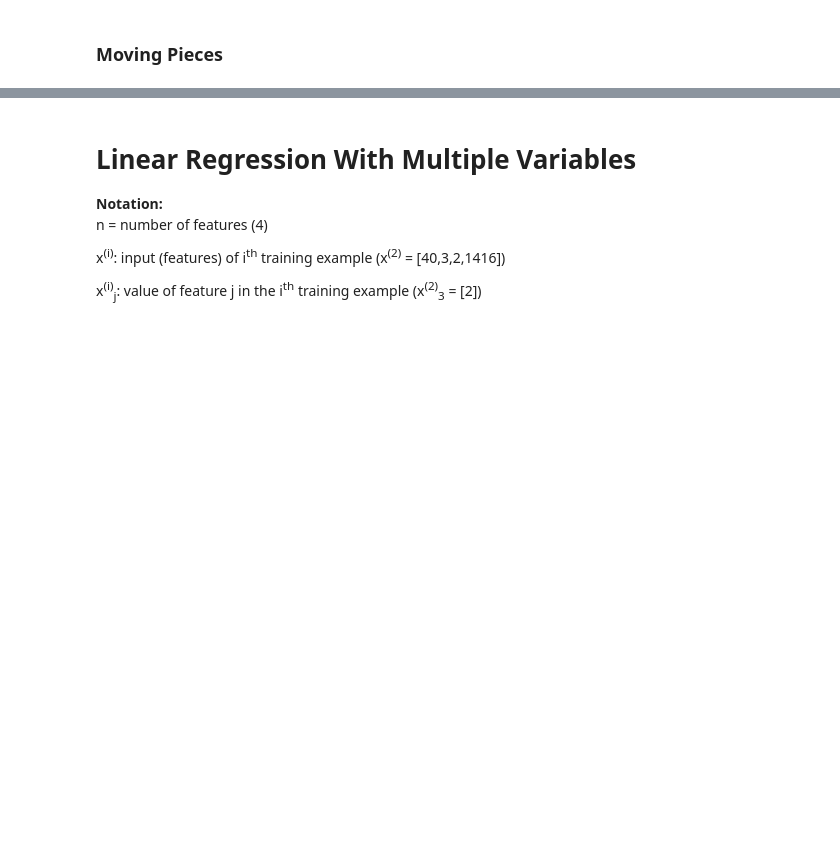
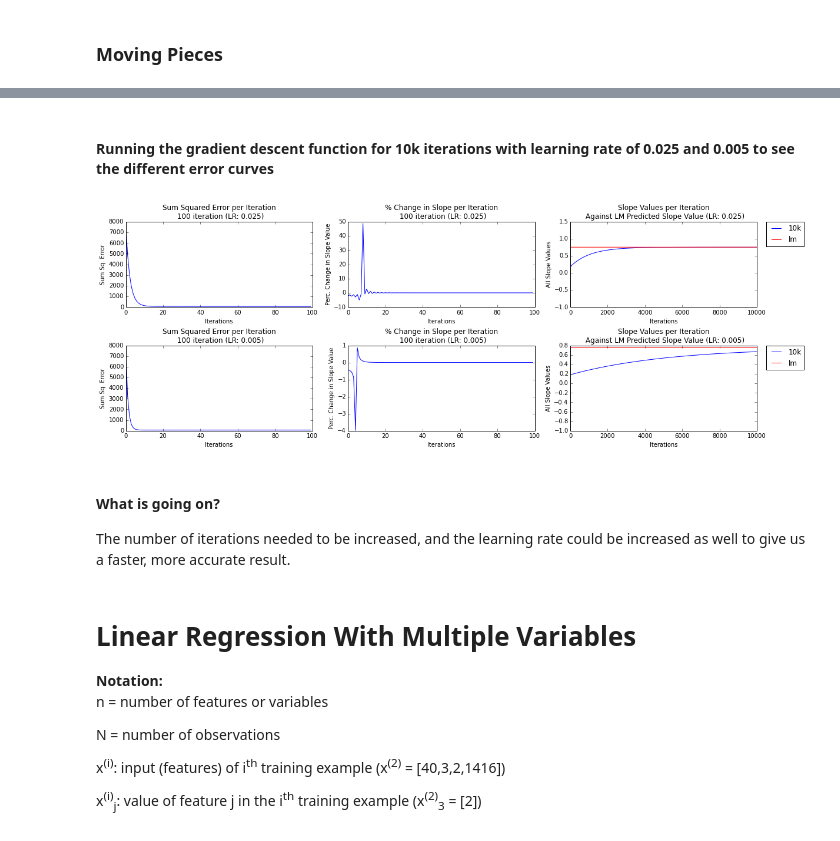
Before and after one commit to kristineromero/iPython, a Jupyter notebook: Machine_Learning/Machine_Learning_Notebook.ipynb, the cells around one changed output, grey strips where cells are left out. Cells and saved outputs as stored; diff of their text form; code cells hidden in the pictures; blank space fills up the shorter version.

```diff
--- a/Machine_Learning/Machine_Learning_Notebook.ipynb
+++ b/Machine_Learning/Machine_Learning_Notebook.ipynb
@@ -11,5 +17,7 @@ from __future__ import division
 # %%
 %matplotlib inline
+# %%
+iris = datasets.load_iris()['data']
 # %% [markdown]
 # Week 1: Linear Regression #
 # %% [markdown]
@@ -617,0 +667,6 @@ plt.show()
+# %%
+import statsmodels.formula.api as sm
+fit = sm.ols(formula="petal_width ~ sepal_length", data=iris_df).fit()
+lm_intercept = fit.params.Intercept
+lm_slope = fit.params.sepal_length
+fit.params
@@ -618,7 +761,73 @@ plt.show()
+# %% [markdown]
+#### Running the gradient descent function for 10k iterations  with learning rate of 0.025 and 0.005 to see the different error curves ####
+# %%
+m_val = -1
+b_val = 0
+learning_rate1 = 0.025
+learning_rate2 = 0.005
+x_vals = iris[:,0:1]
+y_vals = iris[:,3:4]
+
+iris_gd_10k_lr1 = gradientDescent(x_vals, y_vals, learning_rate1, m_val, b_val, 10000)
+iris_gd_10k_lr2 = gradientDescent(x_vals, y_vals, learning_rate2, m_val, b_val, 10000)
+# %%
+# Gradient Descent Convergence
+fig = plt.figure(figsize=(16, 6))
+ax1 = fig.add_subplot(2,3,1)
+ax1.plot(range(100),iris_gd_10k_lr1['sum_sq_error'][0:100], label='sum_sq', color='blue')
+ax1.set_title( 'Sum Squared Error per Iteration \n 100 iteration (LR: 0.025)' )
+ax1.set_xlabel('Iterations')
+ax1.set_ylabel('Sum Sq. Error')
+
+ax2 = fig.add_subplot(2,3,2)
+ax2.plot(range(100),iris_gd_10k_lr1['m_change'][0:100], label='perc_change', color='blue')
+ax2.set_title( '% Change in Slope per Iteration \n 100 iteration (LR: 0.025)' )
+ax2.set_xlabel('Iterations')
+ax2.set_ylabel('Perc. Change in Slope Value')
+
+ax3 = fig.add_subplot(2,3,3)
+ax3.plot(range(10000),iris_gd_10k_lr1['all_m_vals'], label='10k', color='blue')
+ax3.plot(range(10000),np.repeat(lm_slope, 10000), label='lm', color='red')
+ax3.legend(bbox_to_anchor=(1.05, 1), loc=2, borderaxespad=0.)
+ax3.set_title( 'Slope Values per Iteration \n Against LM Predicted Slope Value (LR: 0.025)' )
+ax3.set_xlabel('Iterations')
+ax3.set_ylabel('All Slope Values')
+
+ax4 = fig.add_subplot(2,3,4)
+ax4.plot(range(100),iris_gd_10k_lr2['sum_sq_error'][0:100], label='sum_sq', color='blue')
+ax4.set_title( 'Sum Squared Error per Iteration \n 100 iteration (LR: 0.005)' )
+ax4.set_xlabel('Iterations')
+ax4.set_ylabel('Sum Sq. Error')
+
+ax5 = fig.add_subplot(2,3,5)
+ax5.plot(range(100),iris_gd_10k_lr2['m_change'][0:100], label='perc_change', color='blue')
+ax5.set_title( '% Change in Slope per Iteration \n 100 iteration (LR: 0.005)' )
+ax5.set_xlabel('Iterations')
+ax5.set_ylabel('Perc. Change in Slope Value')
+
+ax6 = fig.add_subplot(2,3,6)
+ax6.plot(range(10000),iris_gd_10k_lr2['all_m_vals'], label='10k', color='blue')
+ax6.plot(range(10000),np.repeat(lm_slope, 10000), label='lm', color='red')
+ax6.legend(bbox_to_anchor=(1.05, 1), loc=2, borderaxespad=0.)
+ax6.set_title( 'Slope Values per Iteration \n Against LM Predicted Slope Value (LR: 0.005)' )
+ax6.set_xlabel('Iterations')
+ax6.set_ylabel('All Slope Values')
+
+
+plt.tight_layout()
+
+plt.show()
+# %% [output]
+[figure, added]
+# %% [markdown]
+#### What is going on? ####
+
+The number of iterations needed to be increased, and the learning rate could be increased as well to give us a faster, more accurate result.
 # %% [markdown]
 # Linear Regression With Multiple Variables #
 <b> Notation: </b>
 <br>
-n = number of features (4) <p>
+n = number of features or variables <p>
+N = number of observations <p>
 x<sup>(i)</sup>: input (features) of i<sup>th</sup> training example (x<sup>(2)</sup> = [40,3,2,1416])<p>
 x<sup>(i)</sup><sub>j</sub>: value of feature j in the i<sup>th</sup> training example (x<sup>(2)</sup><sub>3</sub> = [2])
```
Also changed, not shown: parts of 80 cells of this notebook, 1 other file.
